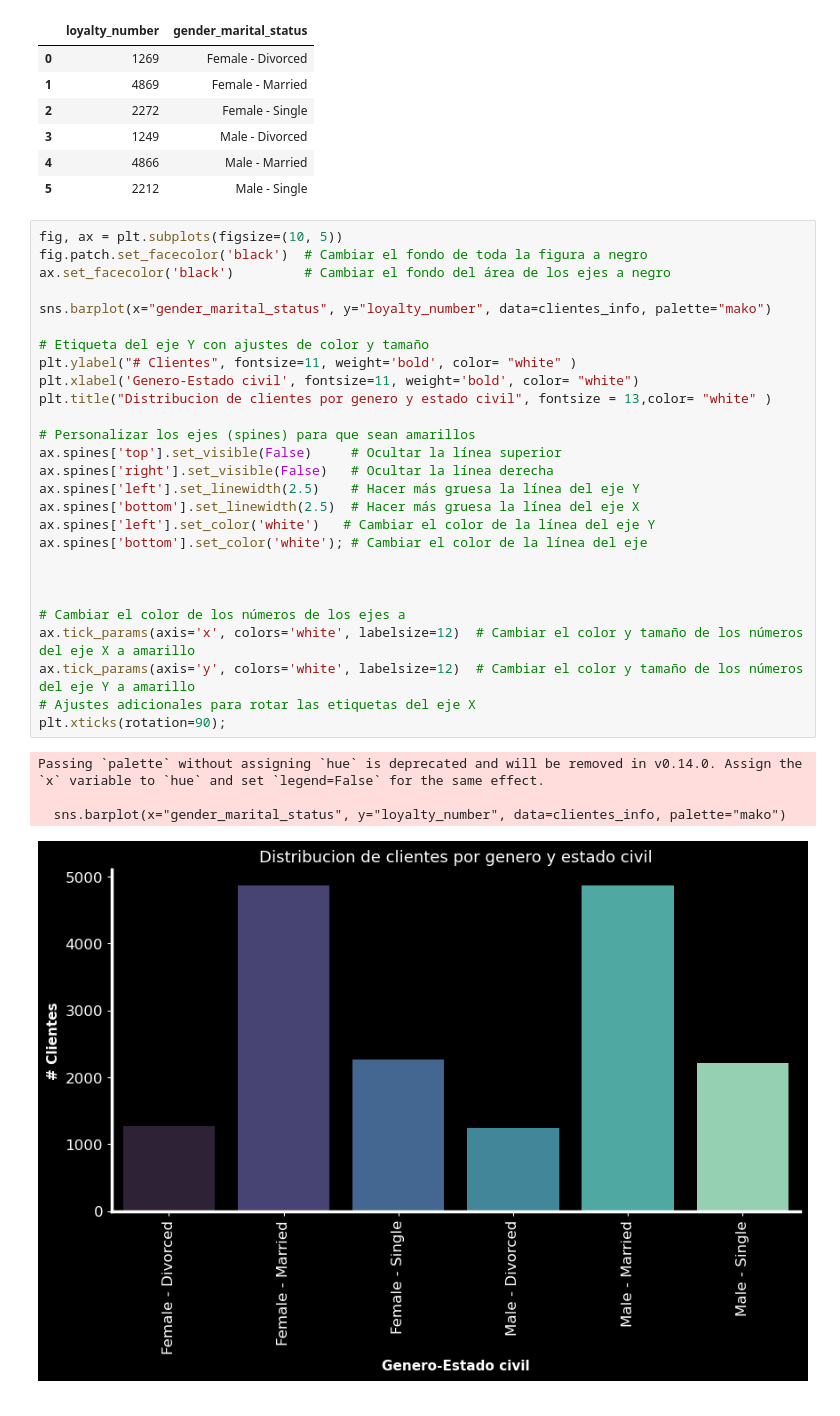
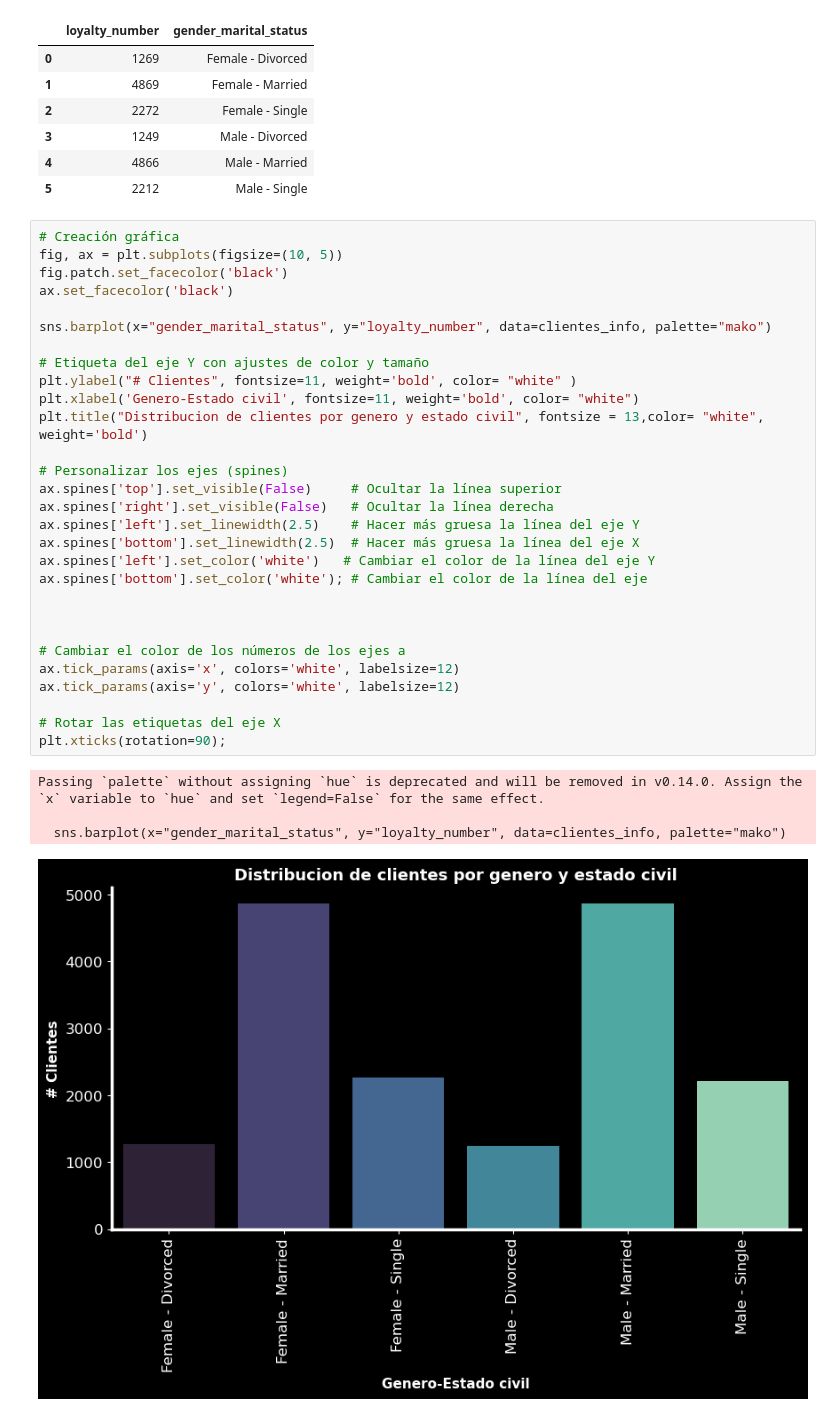
Before and after one commit to Adalab/bda-modulo-3-evaluacion-final-AndreaGonzalezG, a Jupyter notebook: Examen_mod_3_Fase2.ipynb, the cells around one changed output. Cells and saved outputs as stored; diff of their text form.

```diff
--- a/Examen_mod_3_Fase2.ipynb
+++ b/Examen_mod_3_Fase2.ipynb
@@ -298,34 +294,36 @@ clientes_info
 | 4 | 4866 | Male - Married |
 | 5 | 2212 | Male - Single |
 # %%
+# Creación gráfica
 fig, ax = plt.subplots(figsize=(10, 5))
-fig.patch.set_facecolor('black')  # Cambiar el fondo de toda la figura a negro
-ax.set_facecolor('black')         # Cambiar el fondo del área de los ejes a negro
+fig.patch.set_facecolor('black')
+ax.set_facecolor('black')
 
 sns.barplot(x="gender_marital_status", y="loyalty_number", data=clientes_info, palette="mako")
 
 # Etiqueta del eje Y con ajustes de color y tamaño
 plt.ylabel("# Clientes", fontsize=11, weight='bold', color= "white" )
 plt.xlabel('Genero-Estado civil', fontsize=11, weight='bold', color= "white")
-plt.title("Distribucion de clientes por genero y estado civil", fontsize = 13,color= "white" )
+plt.title("Distribucion de clientes por genero y estado civil", fontsize = 13,color= "white", weight='bold')
 
-# Personalizar los ejes (spines) para que sean amarillos
+# Personalizar los ejes (spines)
 ax.spines['top'].set_visible(False)     # Ocultar la línea superior
 ax.spines['right'].set_visible(False)   # Ocultar la línea derecha
 ax.spines['left'].set_linewidth(2.5)    # Hacer más gruesa la línea del eje Y
 ax.spines['bottom'].set_linewidth(2.5)  # Hacer más gruesa la línea del eje X
 ax.spines['left'].set_color('white')   # Cambiar el color de la línea del eje Y
 ax.spines['bottom'].set_color('white'); # Cambiar el color de la línea del eje
 
 
 
 # Cambiar el color de los números de los ejes a
-ax.tick_params(axis='x', colors='white', labelsize=12)  # Cambiar el color y tamaño de los números del eje X a amarillo
-ax.tick_params(axis='y', colors='white', labelsize=12)  # Cambiar el color y tamaño de los números del eje Y a amarillo
-# Ajustes adicionales para rotar las etiquetas del eje X
+ax.tick_params(axis='x', colors='white', labelsize=12)
+ax.tick_params(axis='y', colors='white', labelsize=12)
+
+# Rotar las etiquetas del eje X
 plt.xticks(rotation=90);
 # %% [output]
 Passing `palette` without assigning `hue` is deprecated and will be removed in v0.14.0. Assign the `x` variable to `hue` and set `legend=False` for the same effect.
 
   sns.barplot(x="gender_marital_status", y="loyalty_number", data=clientes_info, palette="mako")
-[figure, old version]
+[figure, new version]
```
Also changed, not shown: parts of 13 cells of this notebook.
